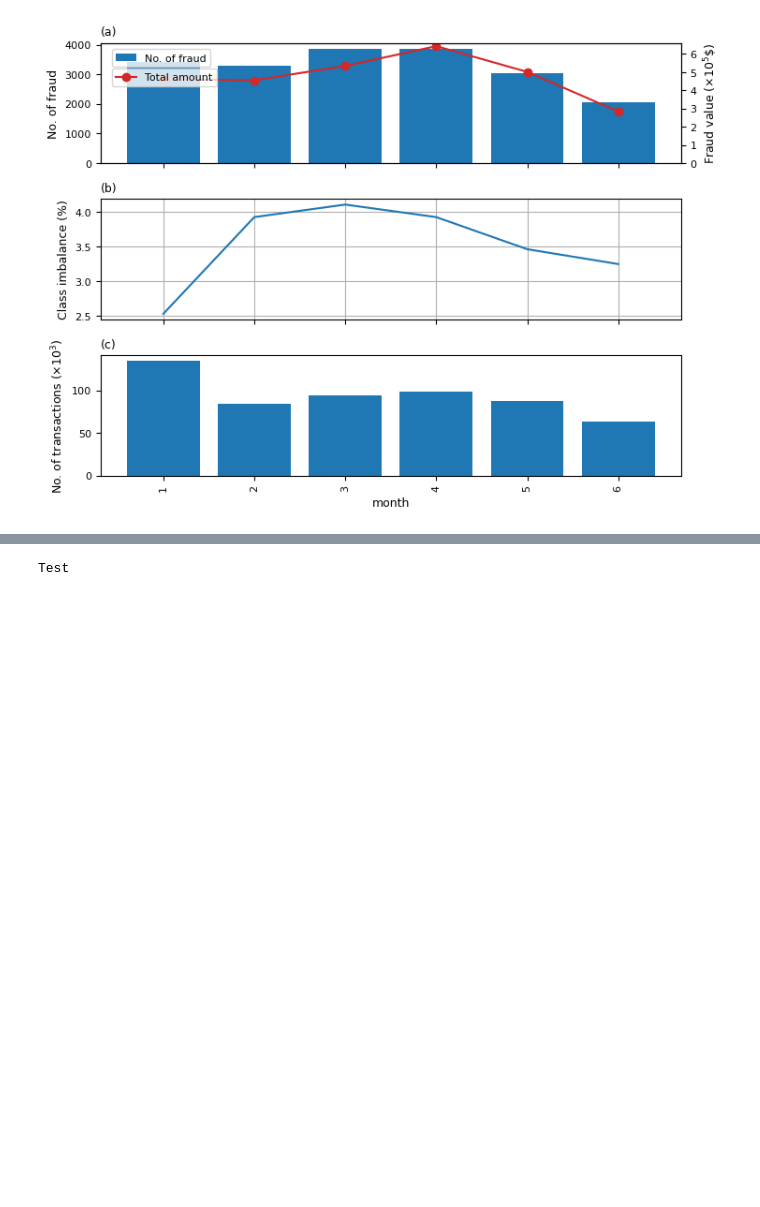
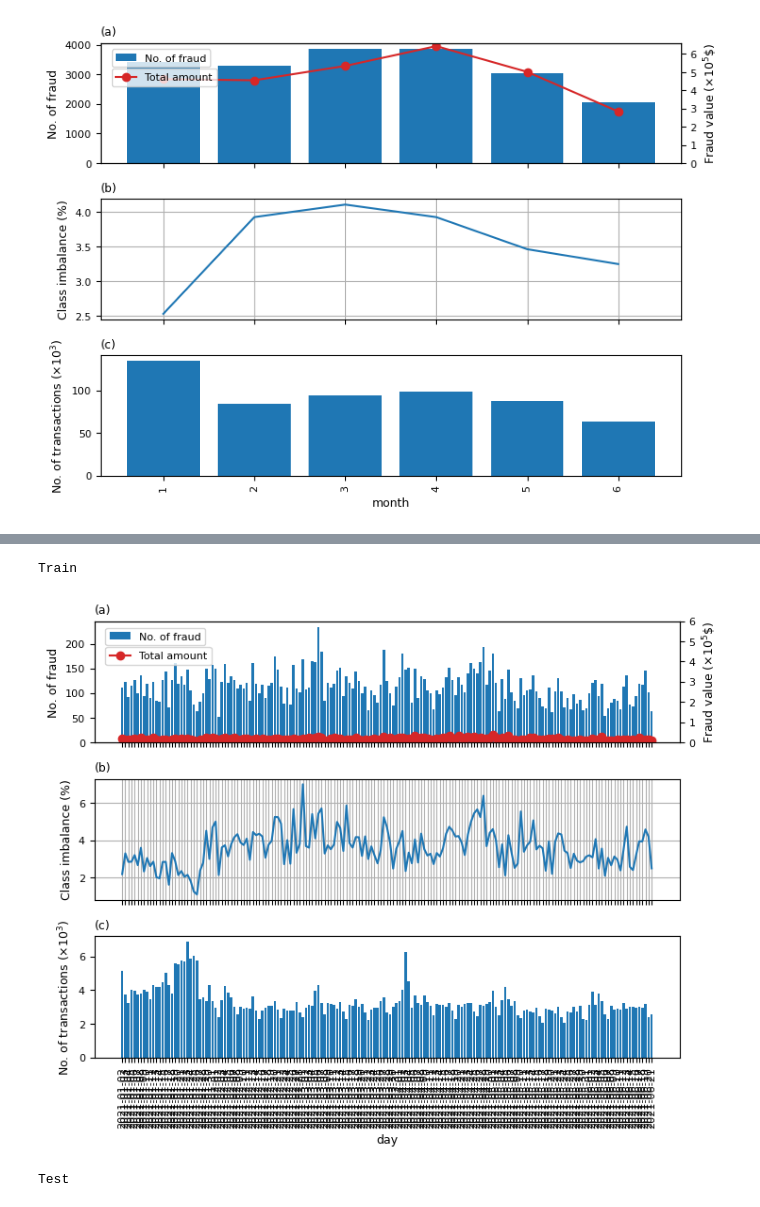
Before and after one commit to elohimfr/algo_assurance, a Jupyter notebook: FDB_IEEECIS.ipynb, the cells around one changed output, grey strips where cells are left out. Drawn from its saved outputs; the diff is of its cells as text; code cells hidden in the pictures; blank space fills up the shorter version.

```diff
--- a/FDB_IEEECIS.ipynb
+++ b/FDB_IEEECIS.ipynb
@@ -238,3 +261,9 @@ Train
+# %%
+print('Train')
+plot_fraud(train_df, tw='day')
+# %% [output]
+Train
+[figure, added]
 # %%
 print('Test')
 plot_fraud(test_df, tw='month')
```
Also changed, not shown: parts of 12 cells of this notebook, 3 other files.
